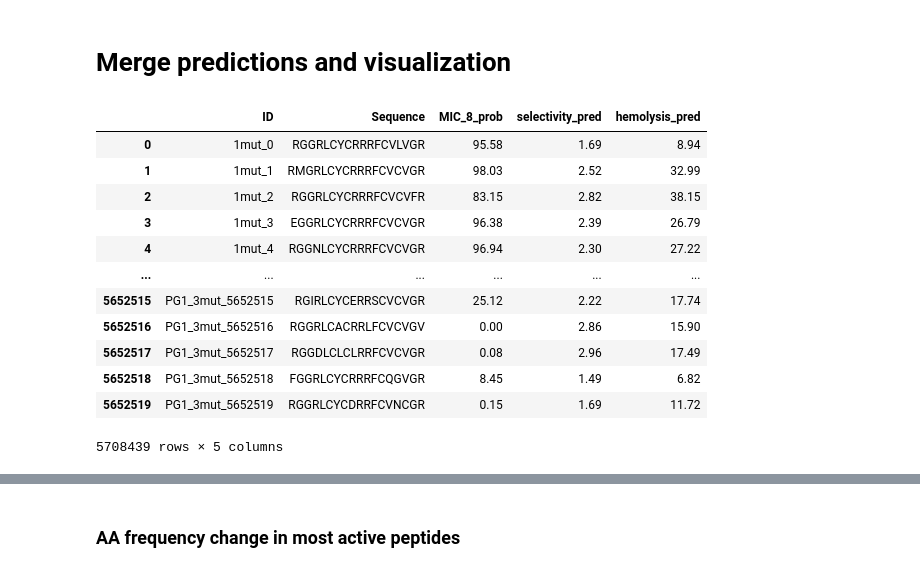
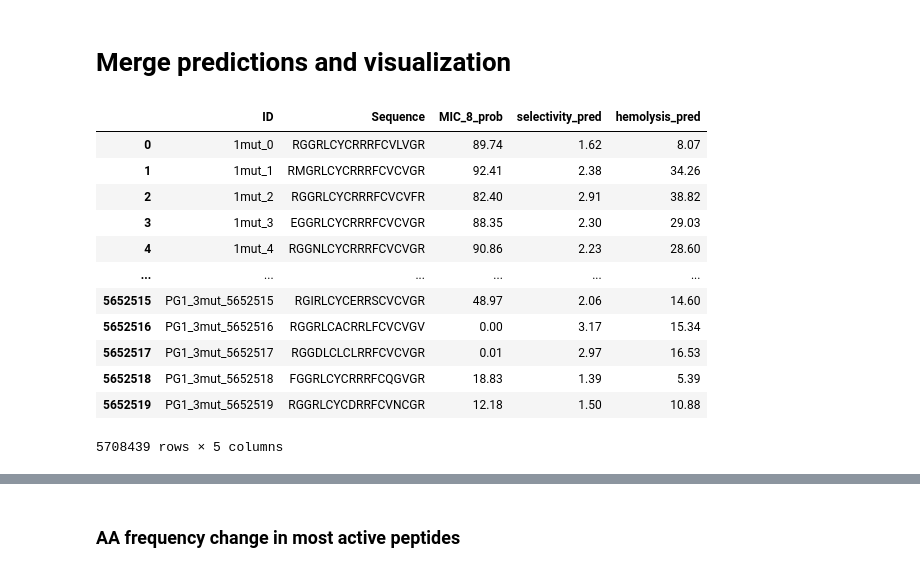
Before and after one commit to ziul-bio/DMS_ML_AMP, a Jupyter notebook: 07_AMP_predictions_v02.ipynb, the cells around one changed output, grey strips where cells are left out. Saved outputs shown, nothing was run; the diff lists cells and outputs as text; code cells hidden in the pictures.

```diff
--- a/07_AMP_predictions_v02.ipynb
+++ b/07_AMP_predictions_v02.ipynb
@@ -20,16 +20,16 @@ pd.set_option('display.max_columns', 100)
 %matplotlib inline
 # %%
 # load PCA weights and models for activity prediction
-pca_mic = joblib.load('models/pca30_weights_v03_mic.pkl') # mic
-model_mic = joblib.load('models/model_v03_GNB30_esm2_15B_activity_classification.pkl')
+model_mic = joblib.load('models/model_v02_GNB15_esm2_15B_activity_classification.pkl')
+pca_mic = joblib.load('models/weights_pca15_v02_esm2_15B_activity.pkl') # mic
 
 # load PCA weights and models for selectivity prediction
-pca_sel = joblib.load('models/pca15_weights_v03_sel.pkl') # sel
-model_sel = joblib.load('models/model_v03_SVR15_esm2_15B_selectivity_regression.pkl')
+model_sel = joblib.load('models/model_v02_svmR20_esm2_15B_selectivity_regression.pkl')
+pca_sel = joblib.load('models/weights_pca20_v02_esm2_15B_selectivity.pkl') # sel
 
 # load PCA weights and models for hemolysis prediction
-pca_hemo = joblib.load('models/pca25_weights_v03_hemo.pkl') # hemo
-model_hemo = joblib.load('models/model_v03_Lasso25_esm2_15B_hemolysis_regression.pkl')
+model_hemo = joblib.load('models/model_v02_Lasso30_esm2_15B_hemolysis_regression.pkl')
+pca_hemo = joblib.load('models/weights_pca30_v02_esm2_15B_hemolysis.pkl') # hemo
 # %% [markdown]
 ## Predictions on single mutation Protegrin-1 Variants
 # %%
@@ -587,25 +564,25 @@ plt.show()
 # %%
 # loop trhrough the 3 predictions files and concatenate them
 files = []
 for i in range(1, 4):
-    file = pd.read_csv(f'results/predictions_MIC_SEL_HEMO_models_PG1_{i}mut_v03.csv', index_col=0)
+    file = pd.read_csv(f'results/predictions_MIC_SEL_HEMO_models_PG1_{i}mut_v02.csv', index_col=0)
     files.append(file)
 
 data = pd.concat(files, axis=0)
 data
 # %% [output]
 |  | ID | Sequence | MIC_8_prob | selectivity_pred | hemolysis_pred |
-| 0 | 1mut_0 | RGGRLCYCRRRFCVLVGR | 95.58 | 1.69 | 8.94 |
-| 1 | 1mut_1 | RMGRLCYCRRRFCVCVGR | 98.03 | 2.52 | 32.99 |
-| 2 | 1mut_2 | RGGRLCYCRRRFCVCVFR | 83.15 | 2.82 | 38.15 |
-| 3 | 1mut_3 | EGGRLCYCRRRFCVCVGR | 96.38 | 2.39 | 26.79 |
-| 4 | 1mut_4 | RGGNLCYCRRRFCVCVGR | 96.94 | 2.30 | 27.22 |
+| 0 | 1mut_0 | RGGRLCYCRRRFCVLVGR | 89.74 | 1.62 | 8.07 |
+| 1 | 1mut_1 | RMGRLCYCRRRFCVCVGR | 92.41 | 2.38 | 34.26 |
+| 2 | 1mut_2 | RGGRLCYCRRRFCVCVFR | 82.40 | 2.91 | 38.82 |
+| 3 | 1mut_3 | EGGRLCYCRRRFCVCVGR | 88.35 | 2.30 | 29.03 |
+| 4 | 1mut_4 | RGGNLCYCRRRFCVCVGR | 90.86 | 2.23 | 28.60 |
 | ... | ... | ... | ... | ... | ... |
-| 5652515 | PG1_3mut_5652515 | RGIRLCYCERRSCVCVGR | 25.12 | 2.22 | 17.74 |
-| 5652516 | PG1_3mut_5652516 | RGGRLCACRRLFCVCVGV | 0.00 | 2.86 | 15.90 |
-| 5652517 | PG1_3mut_5652517 | RGGDLCLCLRRFCVCVGR | 0.08 | 2.96 | 17.49 |
-| 5652518 | PG1_3mut_5652518 | FGGRLCYCRRRFCQGVGR | 8.45 | 1.49 | 6.82 |
-| 5652519 | PG1_3mut_5652519 | RGGRLCYCDRRFCVNCGR | 0.15 | 1.69 | 11.72 |
+| 5652515 | PG1_3mut_5652515 | RGIRLCYCERRSCVCVGR | 48.97 | 2.06 | 14.60 |
+| 5652516 | PG1_3mut_5652516 | RGGRLCACRRLFCVCVGV | 0.00 | 3.17 | 15.34 |
+| 5652517 | PG1_3mut_5652517 | RGGDLCLCLRRFCVCVGR | 0.01 | 2.97 | 16.53 |
+| 5652518 | PG1_3mut_5652518 | FGGRLCYCRRRFCQGVGR | 18.83 | 1.39 | 5.39 |
+| 5652519 | PG1_3mut_5652519 | RGGRLCYCDRRFCVNCGR | 12.18 | 1.50 | 10.88 |
 5708439 rows × 5 columns
 # %%
 ## SAVE the file compressed
```
Also changed, not shown: parts of 87 cells of this notebook.
